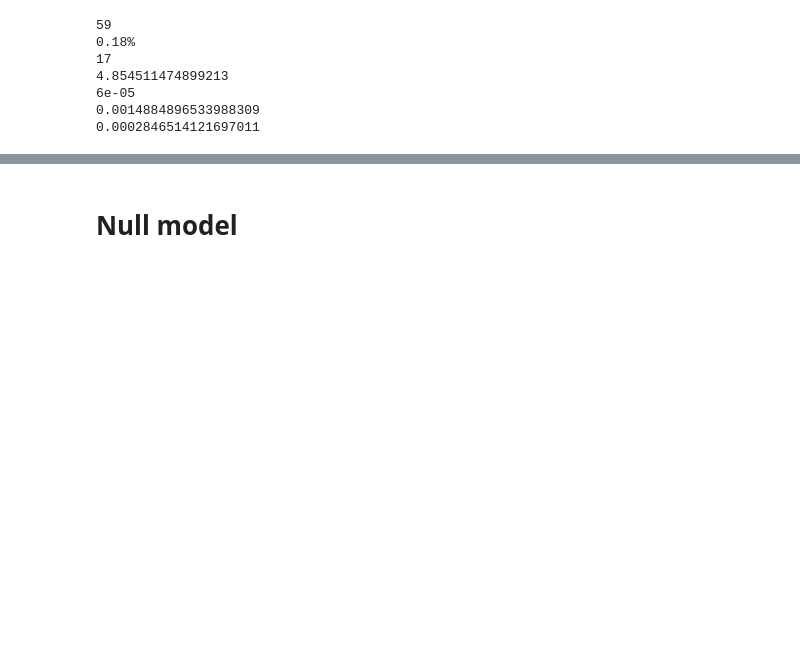
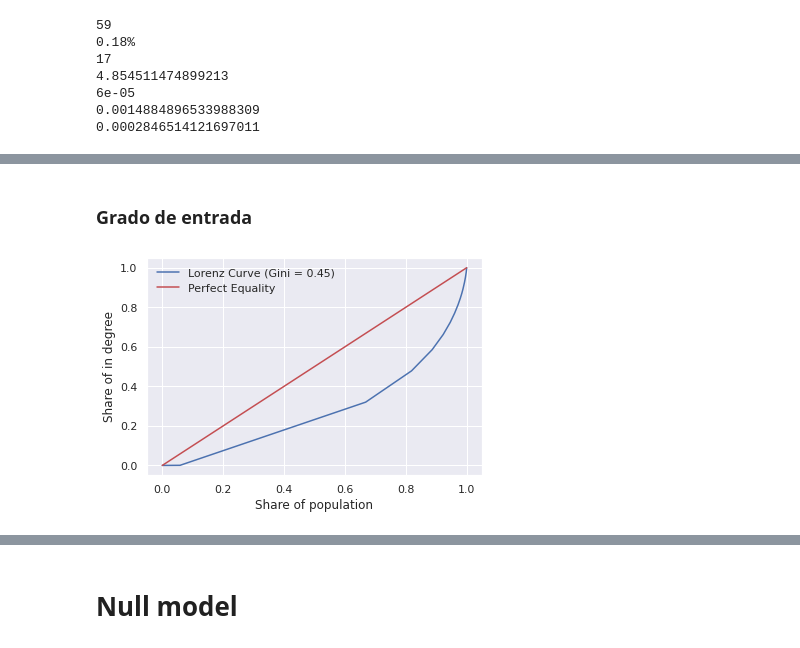
Before and after one commit to Jaimemorillo/electoral-prediction-madrid, a Jupyter notebook: read_tweets.ipynb, the cells around one changed output, grey strips where cells are left out. Drawn from its saved outputs; the diff is of its cells as text; code cells hidden in the pictures; blank space fills up the shorter version.

```diff
--- a/read_tweets.ipynb
+++ b/read_tweets.ipynb
@@ -359,0 +429,6 @@ print(nx.transitivity(G)) #No esta en igraph, solo para no dirigidos
+# %% [markdown]
+### Grado de entrada
+# %%
+plot_lorenz_curve(vertex_df.in_degree, 'in degree')
+# %% [output]
+[figure, added]
```
Also changed, not shown: parts of 46 cells of this notebook.
